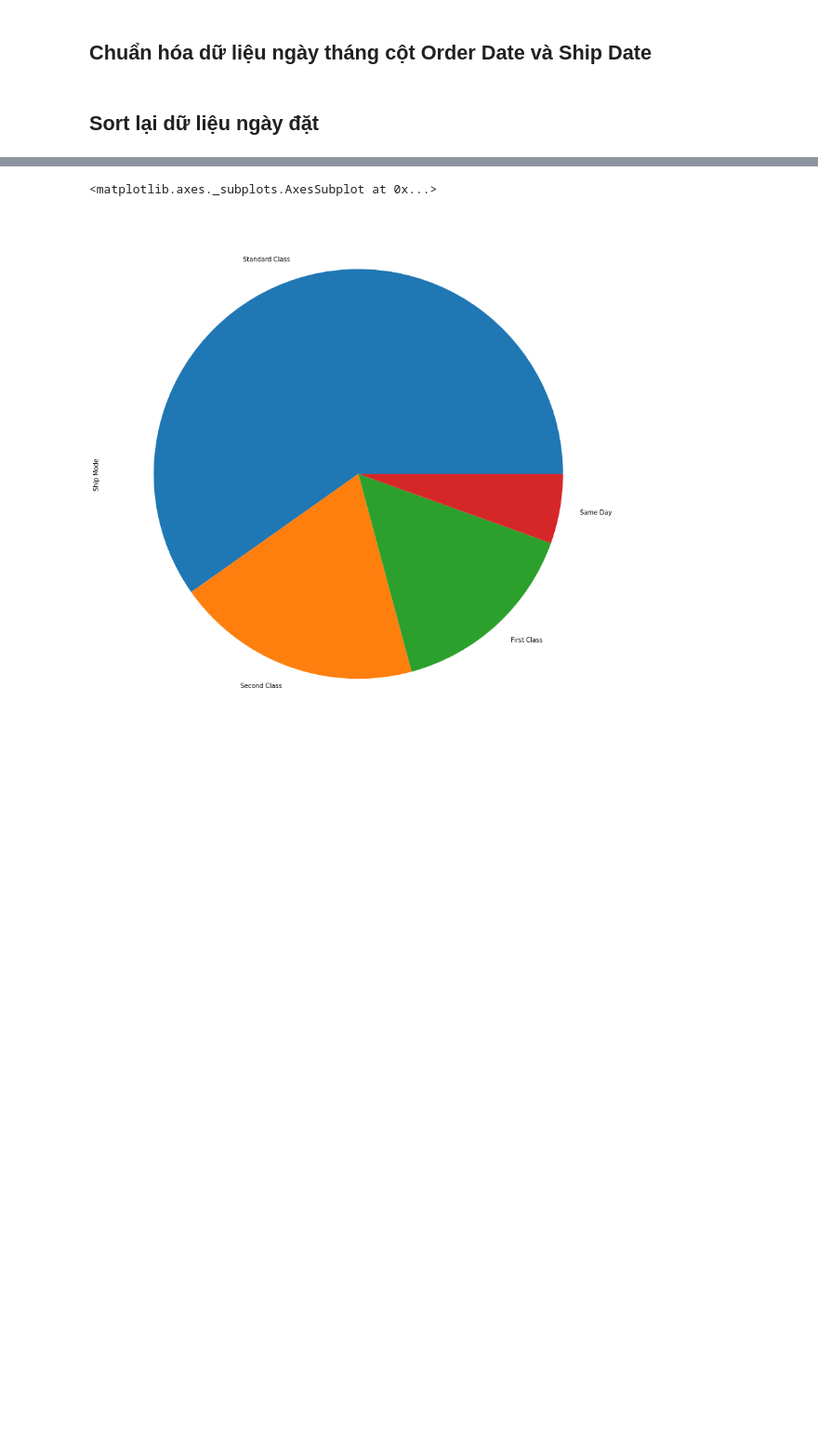
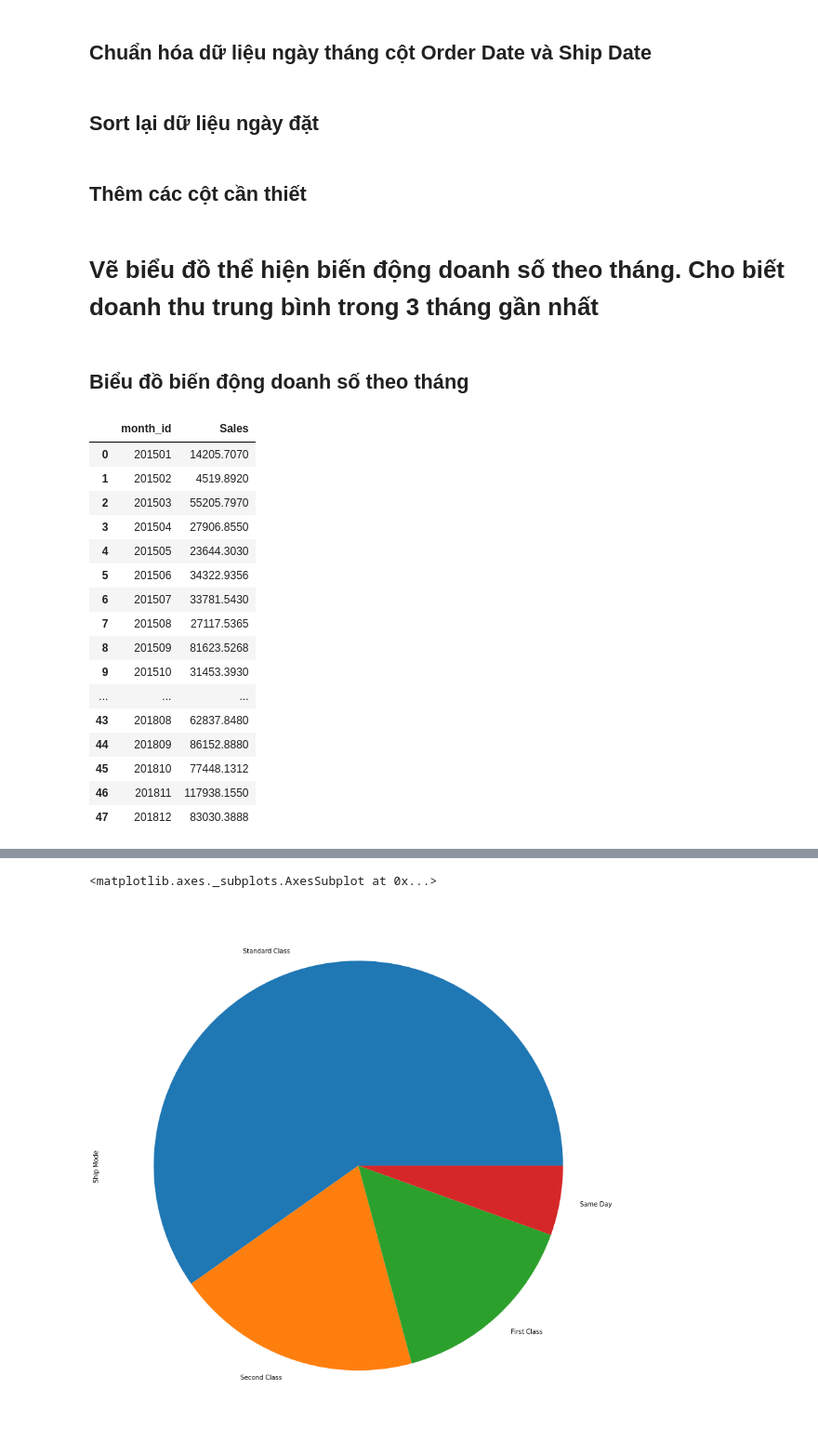
Before and after one commit to sonsiho/PythonForEngineer, a Jupyter notebook: Assignment.ipynb, the cells around one changed output, grey strips where cells are left out. Shown at 93% size. Drawn from its saved outputs; the diff is of its cells as text; code cells hidden in the pictures; blank space fills up the shorter version.

```diff
--- a/Assignment.ipynb
+++ b/Assignment.ipynb
@@ -112,3 +112,5 @@ df['Ship Date'] = pd.to_datetime(df['Ship Date'],format='%d/%m/%Y')
 ## Sort lại dữ liệu ngày đặt
 # %%
 df.sort_values(by=['Order Date'],inplace=True)
+# %% [markdown]
+## Thêm các cột cần thiết
@@ -114,0 +126,26 @@ df.sort_values(by=['Order Date'],inplace=True)
+# %% [markdown]
+# Vẽ biểu đồ thể hiện biến động doanh số theo tháng. Cho biết doanh thu trung bình trong 3 tháng gần nhất
+# %% [markdown]
+## Biểu đồ biến động doanh số theo tháng
+# %%
+df_revenue_by_month = df[['month_id', 'Sales']].groupby(['month_id']).sum().reset_index()
+
+df_revenue_by_month
+# %% [output]
+|  | month_id | Sales |
+| 0 | 201501 | 14205.7070 |
+| 1 | 201502 | 4519.8920 |
+| 2 | 201503 | 55205.7970 |
+| 3 | 201504 | 27906.8550 |
+| 4 | 201505 | 23644.3030 |
+| 5 | 201506 | 34322.9356 |
+| 6 | 201507 | 33781.5430 |
+| 7 | 201508 | 27117.5365 |
+| 8 | 201509 | 81623.5268 |
+| 9 | 201510 | 31453.3930 |
+| ... | ... | ... |
+| 43 | 201808 | 62837.8480 |
+| 44 | 201809 | 86152.8880 |
+| 45 | 201810 | 77448.1312 |
+| 46 | 201811 | 117938.1550 |
+| 47 | 201812 | 83030.3888 |
```
Also changed, not shown: parts of 3 cells of this notebook.
